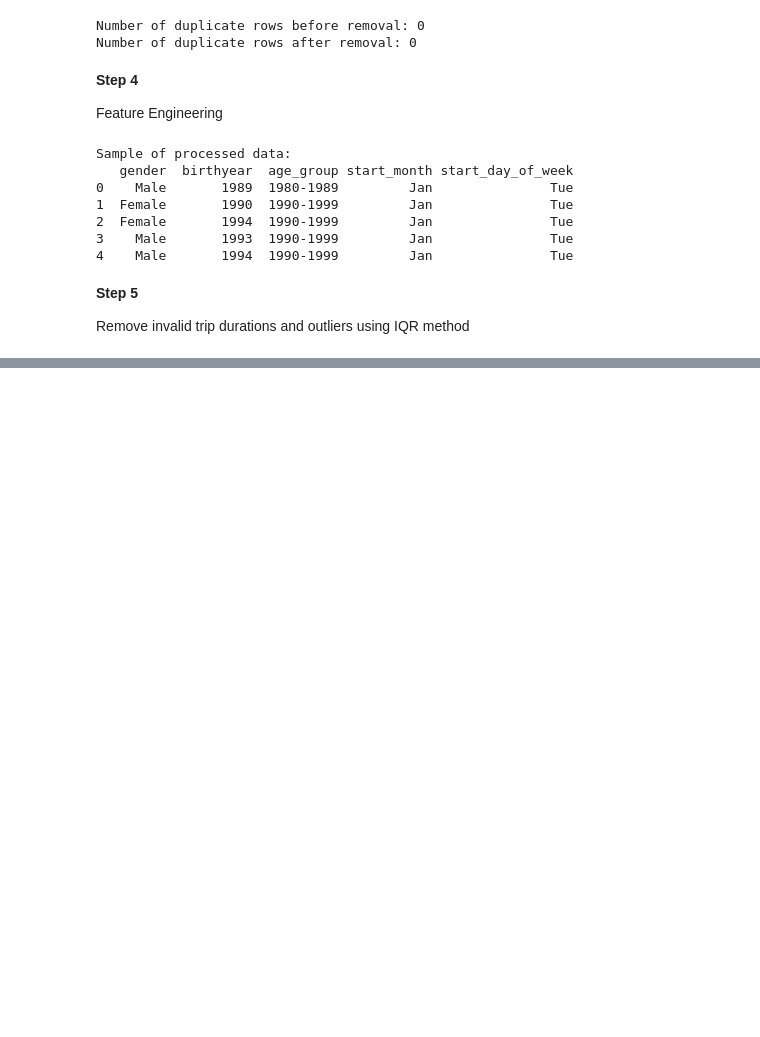
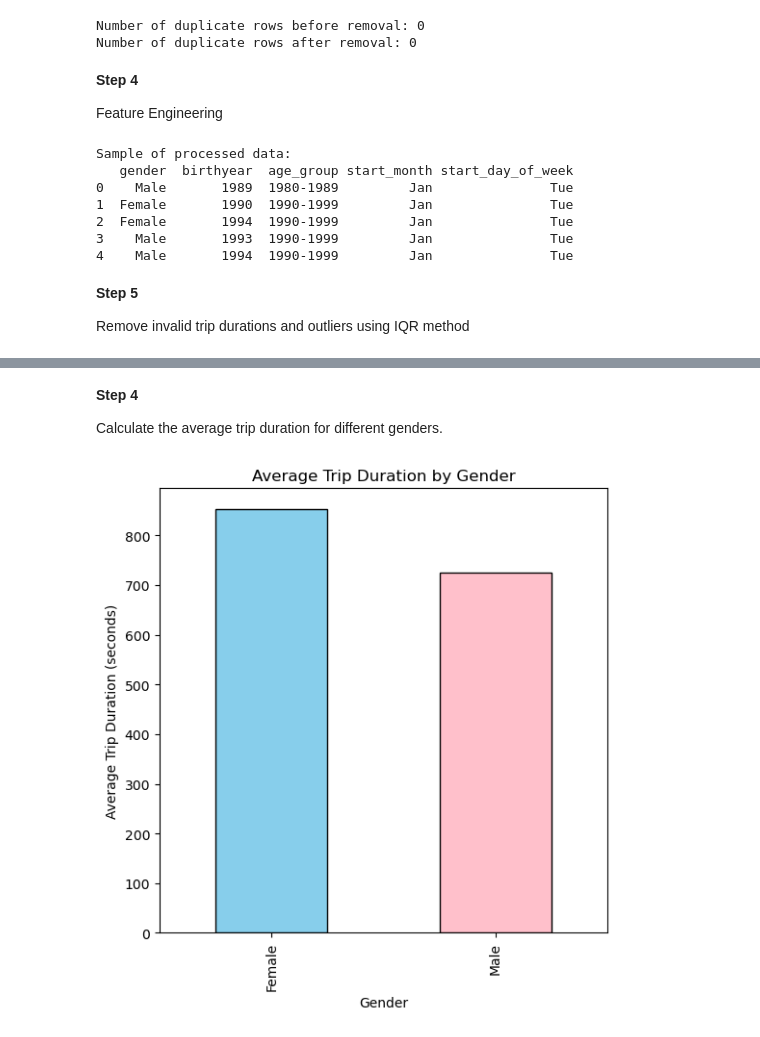
Before and after one commit to EdwardXieee/IS5126-FinalProject, a Jupyter notebook: Data Preprocessing.ipynb, the cells around one changed output, grey strips where cells are left out. Saved outputs shown, nothing was run; the diff lists cells and outputs as text; code cells hidden in the pictures; blank space fills up the shorter version.

```diff
--- a/Data Preprocessing.ipynb
+++ b/Data Preprocessing.ipynb
@@ -222,0 +307,15 @@ max         2198.00
+# %% [markdown]
+**Step 4**
+
+Calculate the average trip duration for different genders.
+# %%
+gender_avg_duration = df_filtered.groupby('gender')['tripduration'].mean()
+
+plt.figure(figsize=(6, 6))
+gender_avg_duration.plot(kind='bar', color=['skyblue', 'pink', 'gray'], edgecolor='black')
+plt.title('Average Trip Duration by Gender')
+plt.xlabel('Gender')
+plt.ylabel('Average Trip Duration (seconds)')
+plt.show()
+# %% [output]
+[figure, added]
```
Also changed, not shown: parts of 22 cells of this notebook.
